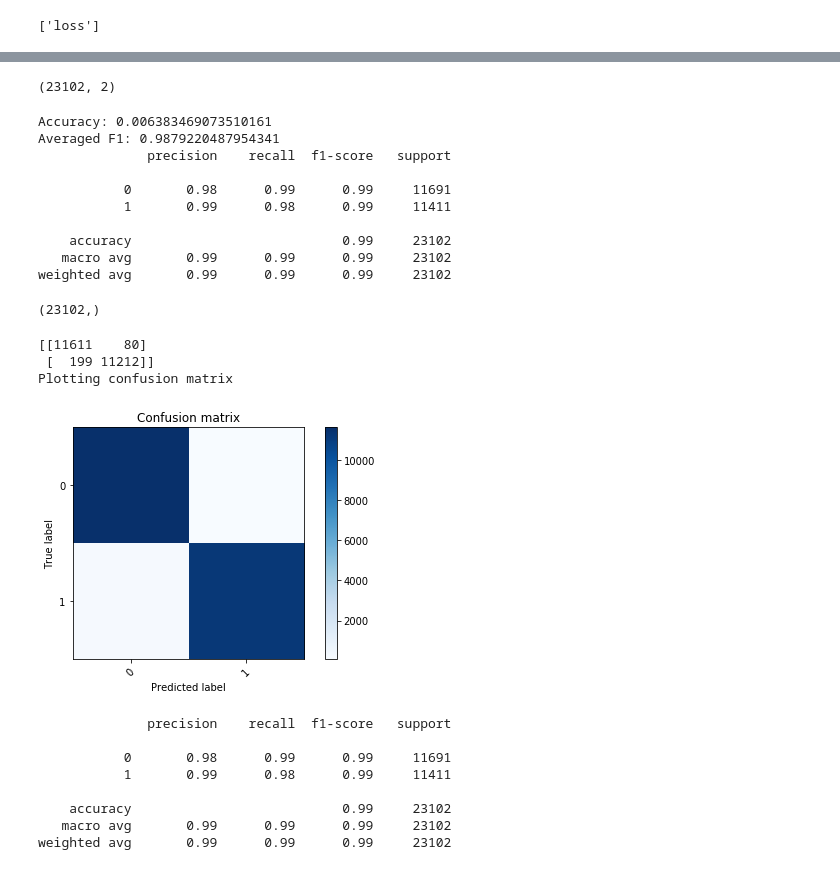
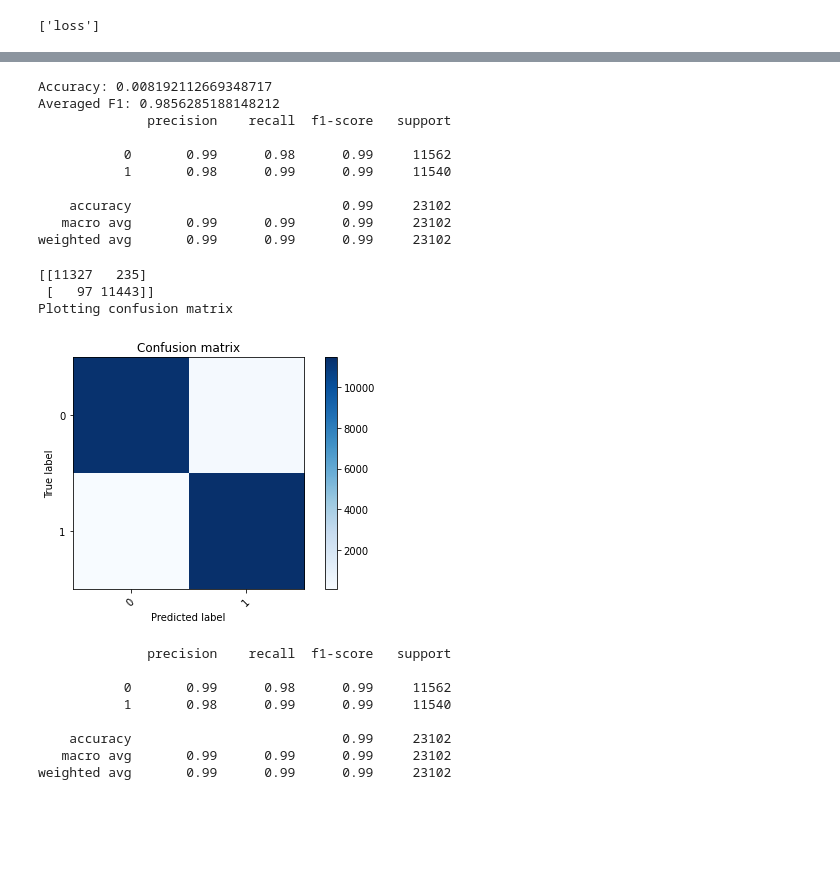
Before and after one commit to shane-harris/Network_Intrusion_Detector, a Jupyter notebook: Network_Intrusion_Detector.ipynb, the cells around one changed output, grey strips where cells are left out. Drawn from its saved outputs; the diff is of its cells as text; code cells hidden in the pictures; blank space fills up the shorter version.

```diff
--- a/Network_Intrusion_Detector.ipynb
+++ b/Network_Intrusion_Detector.ipynb
@@ -198,4 +212,4 @@ service_matrix = vectorizer2.fit_transform(service)
 # %%
 flags_matrix = vectorizer3.fit_transform(flags)
 # %%
-outcome_matrix = vectorizer4.fit_transform(outcome)
+outcome_matrix = vectorizer4.fit_transform(outcome.values.astype('U'))
@@ -891,7 +734,9 @@ x_network1.head()
 # one for an attack.
 
 model = Sequential()
-model.add(Dense(64, input_dim=x_network1.shape[1], activation='relu'))
+
+model.add(Dense(64, input_dim=x_network.shape[1], activation='relu'))
+model.add(Dropout(0.1))
 model.add(Dense(64, activation='sigmoid'))
 model.add(Dense(y_network_train_dense.shape[1], activation='softmax'))
 model.compile(loss='categorical_crossentropy', metrics=['accuracy'], optimizer='sgd')
@@ -900,9 +745,10 @@ model.compile(loss='categorical_crossentropy', metrics=['accuracy'], optimizer='
 monitor = EarlyStopping(monitor='val_loss', min_delta=0, patience=3, verbose=0, mode='auto')
 
 #Saving the best model
-checkpointer = ModelCheckpoint(filepath="best_weights_dense2/best_weights_dense2.hdf5", verbose=2, save_best_only=True)
-model.fit(x_train_dense2,y_train_dense2,validation_data=(x_test_dense2,y_test_dense2),callbacks=[monitor,checkpointer],verbose=2,epochs=10)
+checkpointer = ModelCheckpoint(filepath="/content/drive/My Drive/CSC 180/Assignment 2/best_weights_dense/best_weights_dense.hdf5", verbose=2, save_best_only=True)
+
+model.fit(x_train_dense,y_train_dense,validation_data=(x_test_dense,y_test_dense),callbacks=[monitor,checkpointer],verbose=2,epochs=10)
 
 #load weights from best model
-model.load_weights('best_weights_dense2/best_weights_dense2.hdf5')
+model.load_weights('/content/drive/My Drive/CSC 180/Assignment 2/best_weights_dense/best_weights_dense.hdf5')
 # %% [output]
@@ -926,3 +771,0 @@ Epoch 00010: val_loss improved from 0.03893 to 0.03737, saving model to best_wei
-# %%
-#load weights from best model
-model.load_weights('best_weights_dense2/best_weights_dense2.hdf5')
@@ -953,62 +794,45 @@ Total params: 11,842
 Trainable params: 11,842
 Non-trainable params: 0
 _________________________________________________________________
-# %%
-y_test_dense2.shape
-# %% [output]
-(23102, 2)
 # %%
-y_true_dense2 = np.argmax(y_test_dense2,axis=1)
-pred_dense2 = model.predict(x_test_dense2)
-pred_dense2 = np.argmax(pred_dense2,axis=1)
-
-
-score_dense2 = metrics.accuracy_score(y_true_dense2, pred_dense2)
+# Print Accuracy and F1 Score for Dense Neural Network
+y_true_dense = np.argmax(y_test_dense,axis=1)
+pred_dense = model.predict(x_test_dense)
+pred_dense = np.argmax(pred_dense,axis=1)
+score_dense = metrics.accuracy_score(y_true_dense, pred_dense)
 print('Accuracy: {}'.format(score))
-
-
-f1_dense2 = metrics.f1_score(y_true_dense2, pred_dense2, average='weighted')
-print('Averaged F1: {}'.format(f1_dense2))
-
-
-print(metrics.classification_report(y_true_dense2, pred_dense2))
+f1_dense = metrics.f1_score(y_true_dense, pred_dense, average='weighted')
+print('Averaged F1: {}'.format(f1_dense))
+print(metrics.classification_report(y_true_dense, pred_dense))
 # %% [output]
-Accuracy: 0.006383469073510161
-Averaged F1: 0.9879220487954341
+Accuracy: 0.008192112669348717
+Averaged F1: 0.9856285188148212
               precision    recall  f1-score   support
 
-           0       0.98      0.99      0.99     11691
-           1       0.99      0.98      0.99     11411
+           0       0.99      0.98      0.99     11562
+           1       0.98      0.99      0.99     11540
 
     accuracy                           0.99     23102
    macro avg       0.99      0.99      0.99     23102
 weighted avg       0.99      0.99      0.99     23102
-# %%
-pred_dense2.shape
-# %% [output]
-(23102,)
 # %%
 #confusion matrix for dense model
-dense = confusion_matrix(y_true_dense2, pred_dense2)
+dense = confusion_matrix(y_true_dense, pred_dense)
 print(dense)
-plot_co
-
 print('Plotting confusion matrix')
-
 plt.figure()
 plot_confusion_matrix(dense, outcome_final)
 plt.show()
-
-print(classification_report(y_true_dense2, pred_dense2))
+print(classification_report(y_true_dense, pred_dense))
 # %% [output]
-[[11611    80]
- [  199 11212]]
+[[11327   235]
+ [   97 11443]]
 Plotting confusion matrix
-[figure, old version]
+[figure, new version]
               precision    recall  f1-score   support
 
-           0       0.98      0.99      0.99     11691
-           1       0.99      0.98      0.99     11411
+           0       0.99      0.98      0.99     11562
+           1       0.98      0.99      0.99     11540
 
     accuracy                           0.99     23102
    macro avg       0.99      0.99      0.99     23102
```
Also changed, not shown: parts of 93 cells of this notebook.
